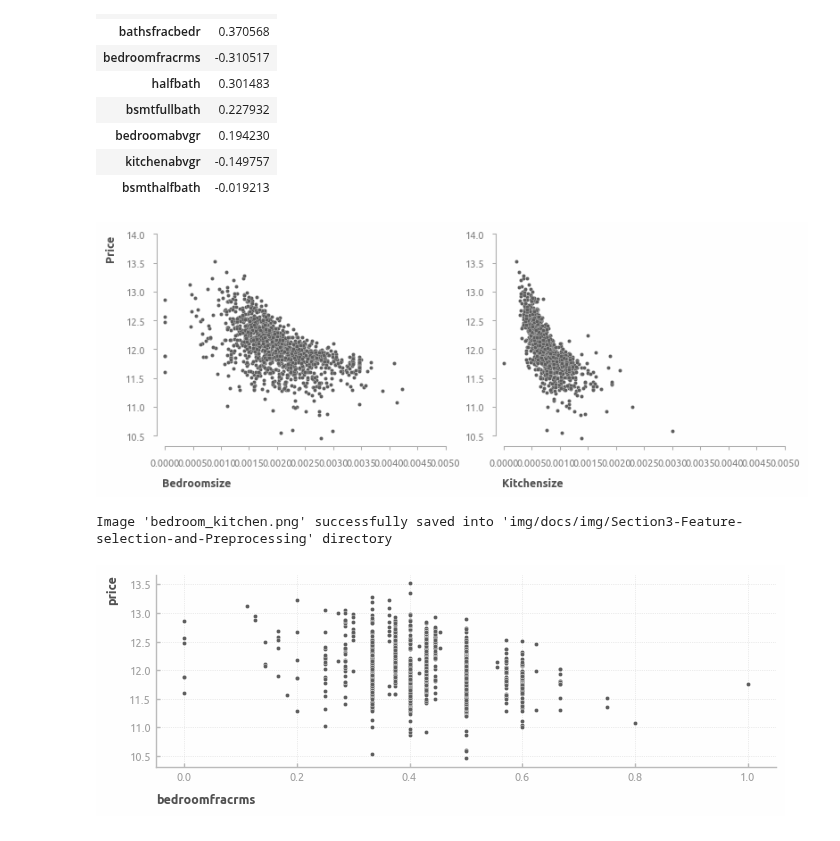
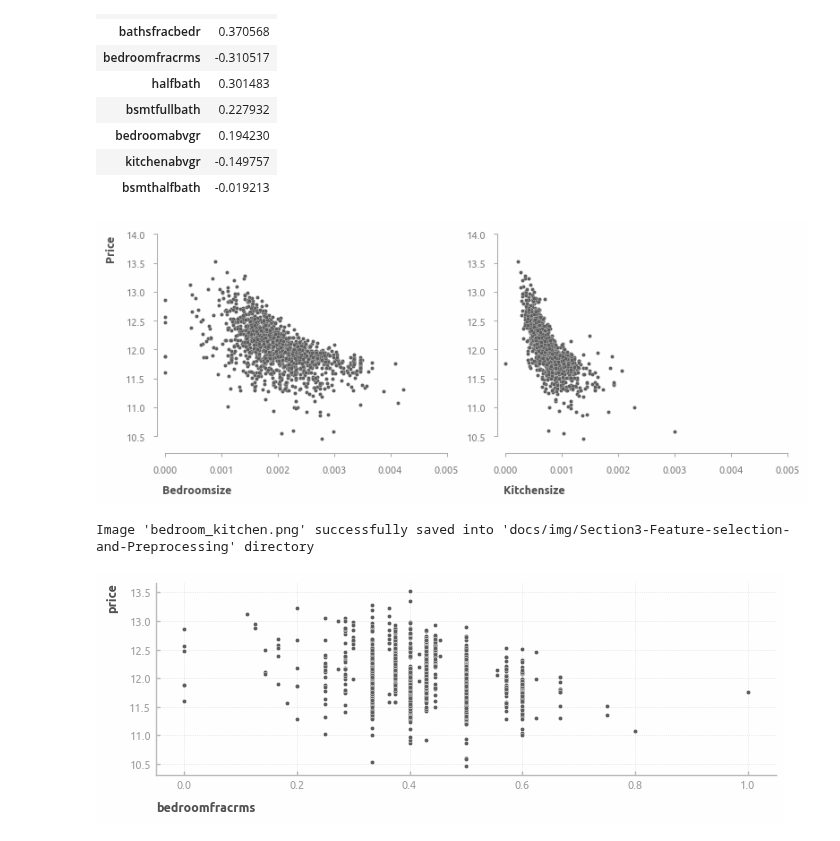
Before and after one commit to a-chasovsky/house-prices, a Jupyter notebook: 3-Feature-selection-and-Preprocessing.ipynb, the cells around one changed output. Cells and saved outputs as stored; diff of their text form; code cells hidden in the pictures.

```diff
--- a/3-Feature-selection-and-Preprocessing.ipynb
+++ b/3-Feature-selection-and-Preprocessing.ipynb
@@ -206,30 +206,32 @@ correlation_w_target(train_rooms, target)
 # %%
 fig = plt.figure(figsize=(9, 3))
 # fig.suptitle('Bedroomsize and Kitchensize vs Price', x=0.241, fontsize=10)
 plt.subplot(1,2,1)
 sns.scatterplot(x=train_rooms['bedroomsize'], y=train[target], **scatter)
 plt.xlabel(str.capitalize('Bedroomsize'))
 plt.ylabel(str.capitalize('Price'))
 axis_rstyle(
     xticks=[0, 0.005, 0.0005],
     yticks=[10.5, 14.0, 0.5]
 )
+plt.gca().xaxis.set_major_locator(matplotlib.ticker.MultipleLocator(base=0.001))
 
 plt.subplot(1,2,2)
 sns.scatterplot(x=train_rooms['kitchensize'], y=train[target], **scatter)
 plt.xlabel(str.capitalize('Kitchensize'))
 plt.ylabel(None)
 axis_rstyle(
     xticks=[0, 0.005, 0.0005],
     yticks=[10.5, 14.0, 0.5]
 )
+plt.gca().xaxis.set_major_locator(matplotlib.ticker.MultipleLocator(base=0.001))
 
 plt.show()
 
 savefig('bedroom_kitchen', save_img)
 # %% [output]
-[figure, old version]
+[figure, new version]
-Image 'bedroom_kitchen.png' successfully saved into 'img/docs/img/Section3-Feature-selection-and-Preprocessing' directory
+Image 'bedroom_kitchen.png' successfully saved into 'docs/img/Section3-Feature-selection-and-Preprocessing' directory
 # %%
 sns.scatterplot(x=train_rooms['bedroomfracrms'], y=train[target]);
 # %% [output]
```
Also changed, not shown: parts of 1 cell of this notebook, 3 other files.
